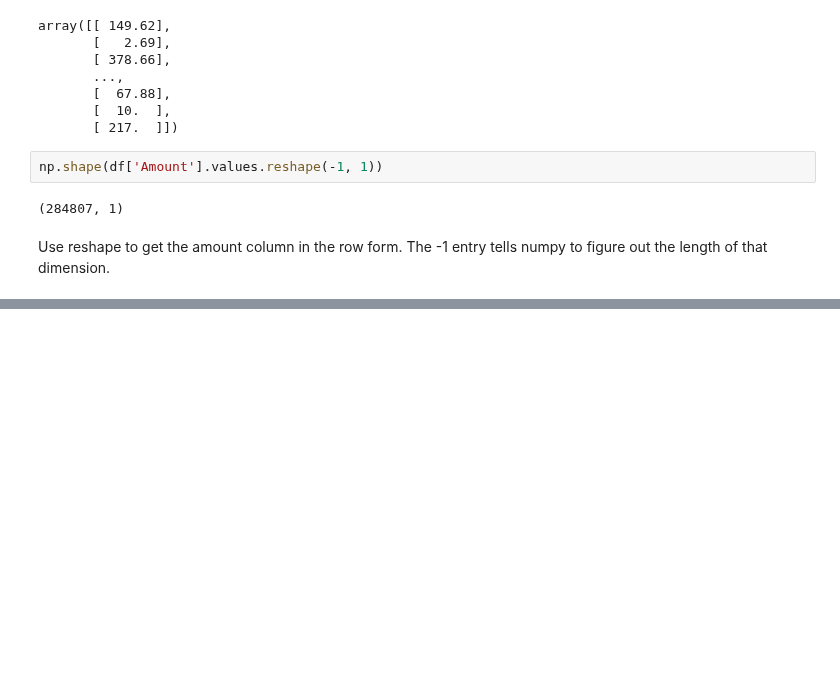
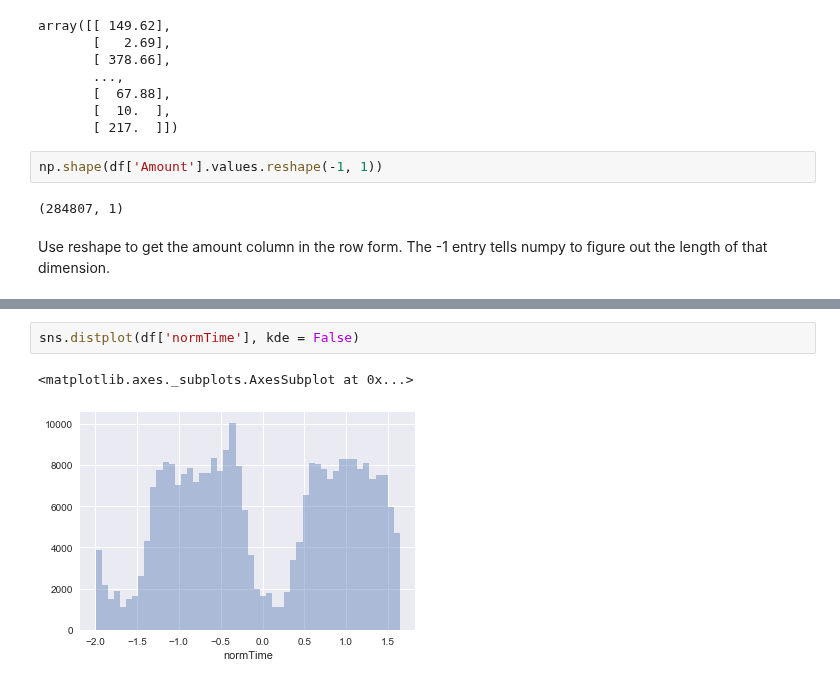
Before and after one commit to sushant2811/CreditCardFraudDetection, a Jupyter notebook: CreditCardFraudDetection.ipynb, the cells around one changed output, grey strips where cells are left out. Drawn from its saved outputs; the diff is of its cells as text; blank space fills up the shorter version.

```diff
--- a/CreditCardFraudDetection.ipynb
+++ b/CreditCardFraudDetection.ipynb
@@ -210,0 +221,5 @@ Use reshape to get the amount column in the row form. The -1 entry tells numpy t
+# %%
+sns.distplot(df['normTime'], kde = False)
+# %% [output]
+<matplotlib.axes._subplots.AxesSubplot at 0x...>
+[figure, added]
```
Also changed, not shown: parts of 2 cells of this notebook.
